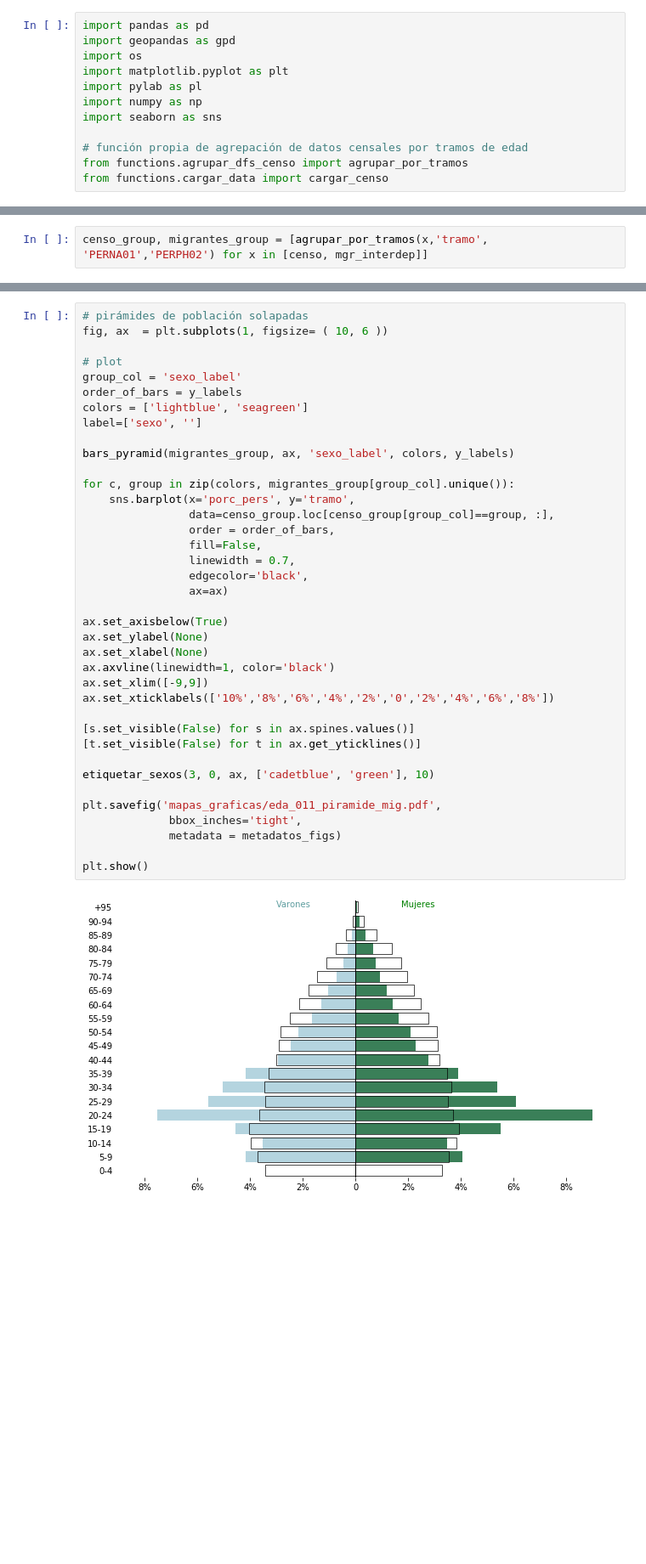
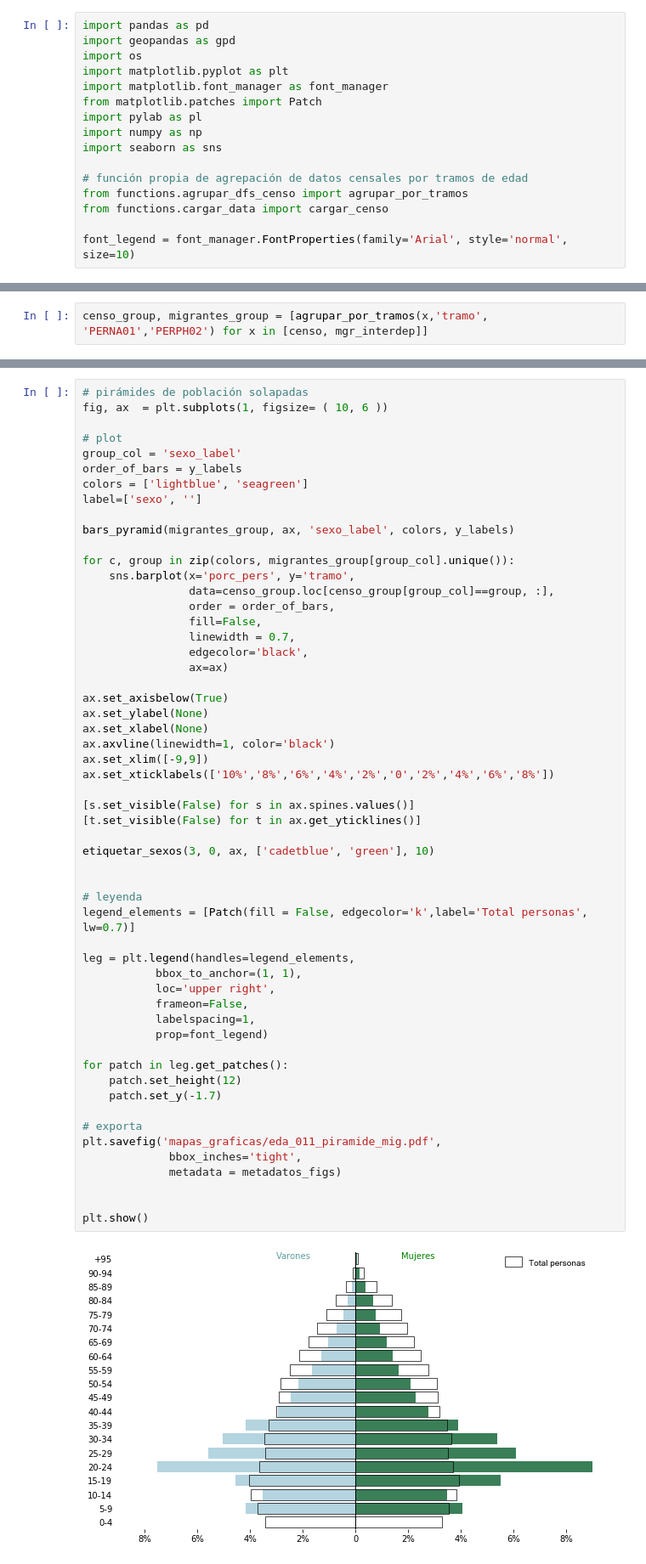
Before and after one commit to guillermodangelo/tesis, a Jupyter notebook: 02-eda_piramides.ipynb, the cells around one changed output, grey strips where cells are left out. Shown at 85% size. Drawn from its saved outputs; the diff is of its cells as text; blank space fills up the shorter version.

```diff
--- a/02-eda_piramides.ipynb
+++ b/02-eda_piramides.ipynb
@@ -3,6 +3,8 @@ import pandas as pd
 import geopandas as gpd
 import os
 import matplotlib.pyplot as plt
+import matplotlib.font_manager as font_manager
+from matplotlib.patches import Patch
 import pylab as pl
 import numpy as np
 import seaborn as sns
@@ -10,6 +12,8 @@ import seaborn as sns
 # función propia de agrepación de datos censales por tramos de edad
 from functions.agrupar_dfs_censo import agrupar_por_tramos
 from functions.cargar_data import cargar_censo
+
+font_legend = font_manager.FontProperties(family='Arial', style='normal', size=10)
 # %%
 # vector para usar en metadatos del PDF exportado
 metadatos_figs = {'Author': '''Guillermo D'Angelo'''}
@@ -156,34 +160,51 @@ label=['sexo', '']
 
 bars_pyramid(migrantes_group, ax, 'sexo_label', colors, y_labels)
 
 for c, group in zip(colors, migrantes_group[group_col].unique()):
     sns.barplot(x='porc_pers', y='tramo',
                 data=censo_group.loc[censo_group[group_col]==group, :],
                 order = order_of_bars,
                 fill=False,
                 linewidth = 0.7,
                 edgecolor='black',
                 ax=ax)
 
 ax.set_axisbelow(True)
 ax.set_ylabel(None)
 ax.set_xlabel(None)
 ax.axvline(linewidth=1, color='black')
 ax.set_xlim([-9,9])
 ax.set_xticklabels(['10%','8%','6%','4%','2%','0','2%','4%','6%','8%'])
 
 [s.set_visible(False) for s in ax.spines.values()]
 [t.set_visible(False) for t in ax.get_yticklines()]
 
 etiquetar_sexos(3, 0, ax, ['cadetblue', 'green'], 10)
 
+
+# leyenda
+legend_elements = [Patch(fill = False, edgecolor='k',label='Total personas', lw=0.7)]
+
+leg = plt.legend(handles=legend_elements,
+           bbox_to_anchor=(1, 1),
+           loc='upper right',
+           frameon=False,
+           labelspacing=1,
+           prop=font_legend)
+
+for patch in leg.get_patches():
+    patch.set_height(12)
+    patch.set_y(-1.7)
+
+# exporta
 plt.savefig('mapas_graficas/eda_011_piramide_mig.pdf',
              bbox_inches='tight',
              metadata = metadatos_figs)
 
+
 plt.show()
 # %% [output]
-[figure, old version]
+[figure, new version]
 # %%
 # destino Mvdeo.
 a = mgr_interdep[mgr_interdep.depto_destino == 1]
```
Also changed, not shown: parts of 3 cells of this notebook, 2 other files.
